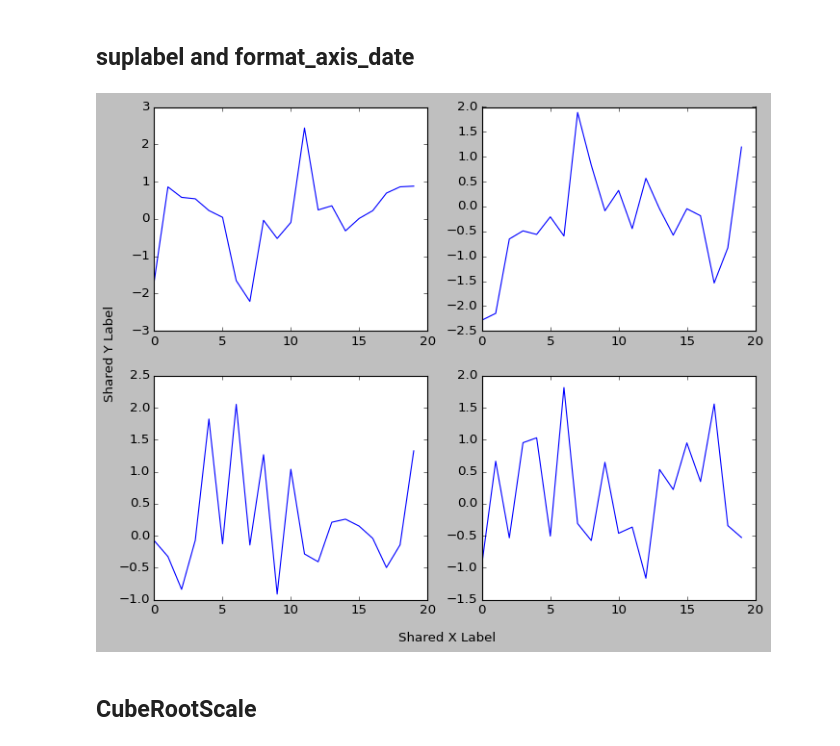
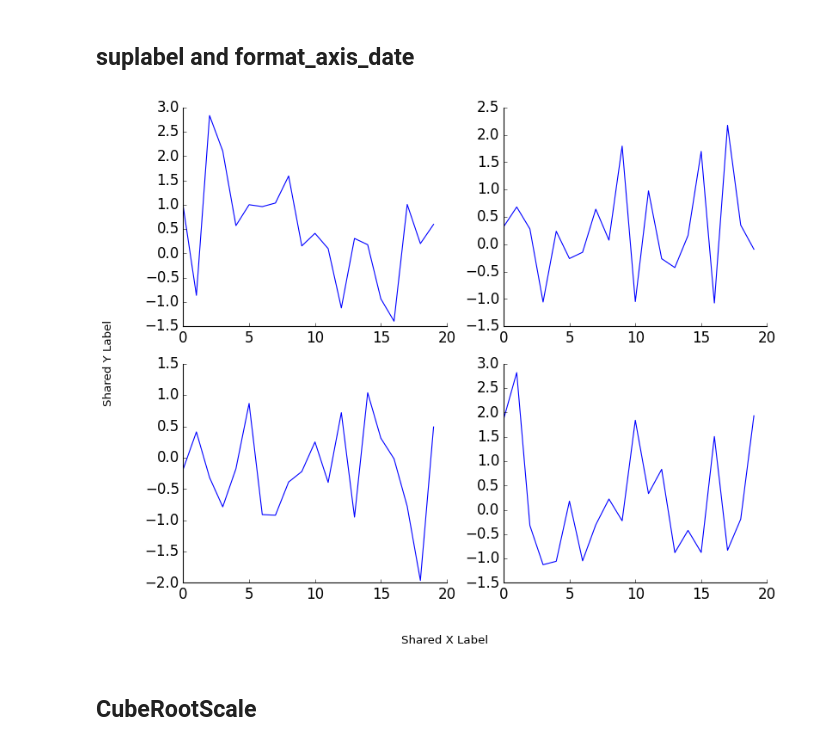
Before and after one commit to JLansey/matviz, a Jupyter notebook: docs/source/examples/visualization.ipynb, the cells around one changed output. Cells and saved outputs as stored; diff of their text form; code cells hidden in the pictures.

```diff
--- a/docs/source/examples/visualization.ipynb
+++ b/docs/source/examples/visualization.ipynb
@@ -106,6 +109,8 @@ plt.figure(figsize=(10, 6))
 for i in range(6):
     subplotter_auto(6, i)
     plt.plot(np.random.randn(50))
+    nicefy()
     title(f'Panel {i}')
+
 plt.show()
 # %% [output]
@@ -249,14 +286,15 @@ plt.show()
 # %%
 plt.figure(figsize=(10, 8))
 for i in range(4):
     subplotter(2, 2, i)
-    plt.plot(np.random.randn(20))
+    plot(np.random.randn(20))
+    nicefy()
 suplabel('x', 'Shared X Label')
 suplabel('y', 'Shared Y Label')
 plt.subplots_adjust(left=0.12, bottom=0.1)
 plt.show()
 # %% [output]
-[figure, old version]
+[figure, new version]
 # %% [markdown]
 ## CubeRootScale
 # %%
```
Also changed, not shown: parts of 9 cells of this notebook, 2 other files.
